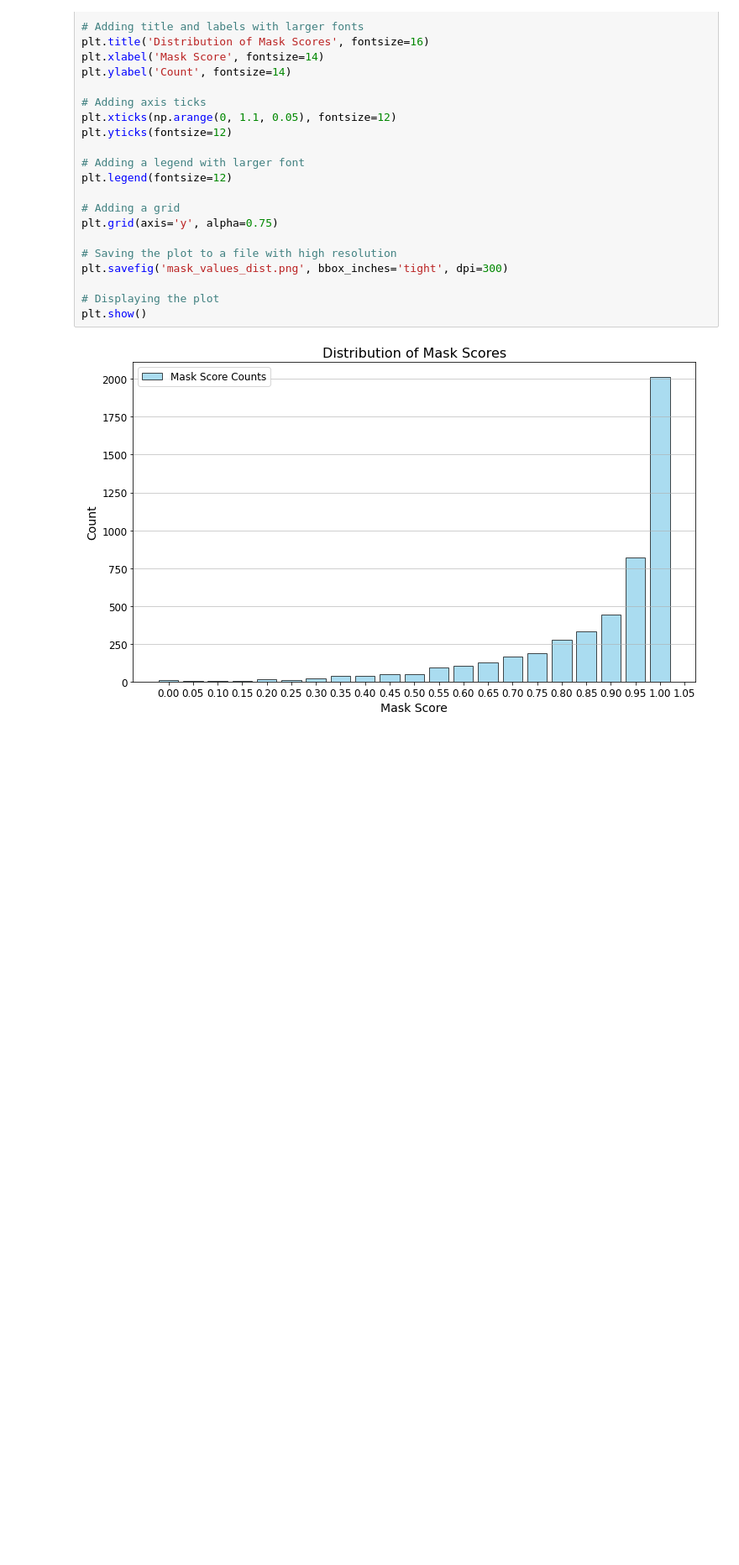
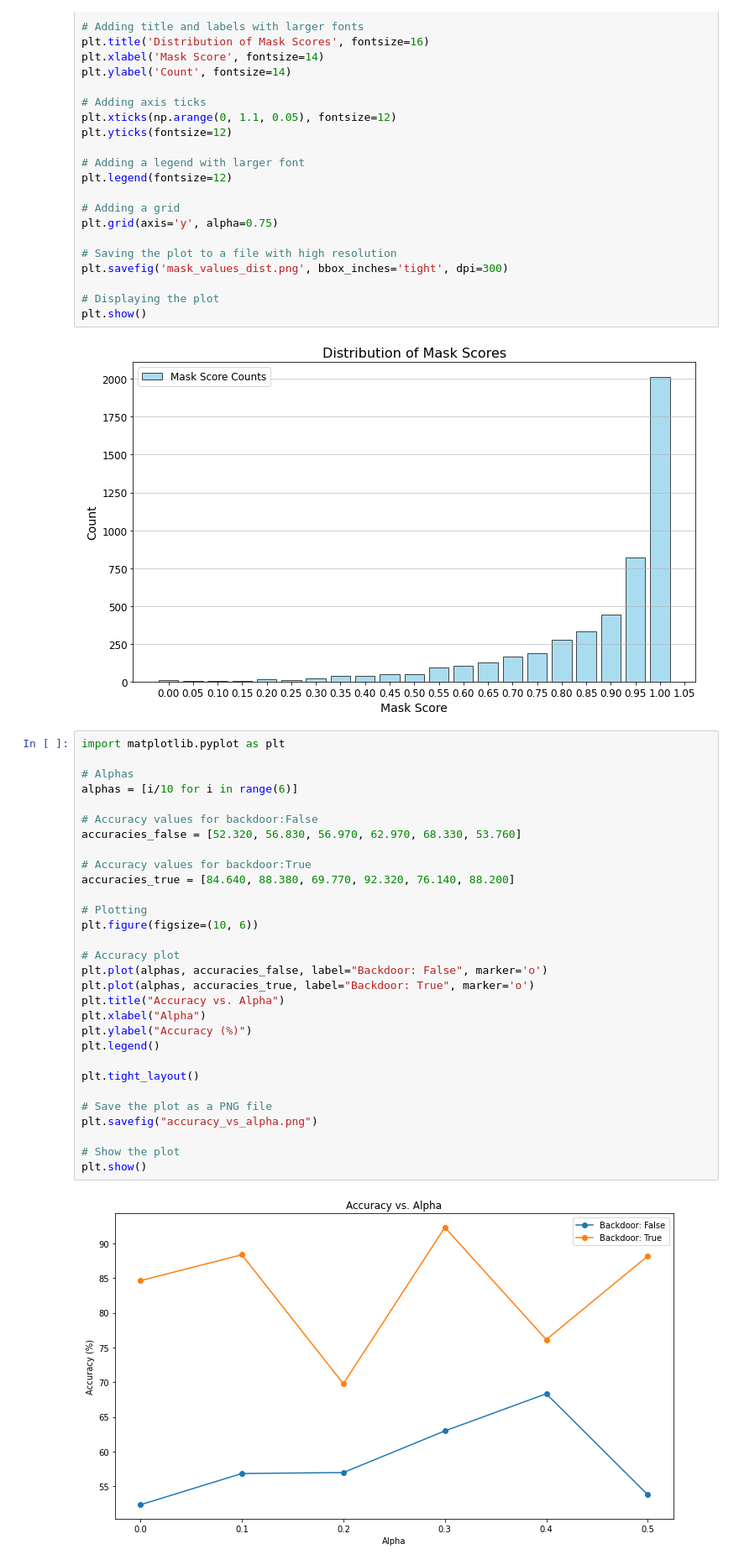
Before and after one commit to pkulium/Focused-Flip-Federated-Backdoor-Attack, a Jupyter notebook: save/plot.ipynb, the cells around one changed output. Shown at 84% size. Cells and saved outputs as stored; diff of their text form; blank space fills up the shorter version.

```diff
--- a/save/plot.ipynb
+++ b/save/plot.ipynb
@@ -85,3 +85,35 @@ plt.savefig('mask_values_dist.png', bbox_inches='tight', dpi=300)
 plt.show()
 # %% [output]
 [figure]
+# %%
+import matplotlib.pyplot as plt
+
+# Alphas
+alphas = [i/10 for i in range(6)]
+
+# Accuracy values for backdoor:False
+accuracies_false = [52.320, 56.830, 56.970, 62.970, 68.330, 53.760]
+
+# Accuracy values for backdoor:True
+accuracies_true = [84.640, 88.380, 69.770, 92.320, 76.140, 88.200]
+
+# Plotting
+plt.figure(figsize=(10, 6))
+
+# Accuracy plot
+plt.plot(alphas, accuracies_false, label="Backdoor: False", marker='o')
+plt.plot(alphas, accuracies_true, label="Backdoor: True", marker='o')
+plt.title("Accuracy vs. Alpha")
+plt.xlabel("Alpha")
+plt.ylabel("Accuracy (%)")
+plt.legend()
+
+plt.tight_layout()
+
+# Save the plot as a PNG file
+plt.savefig("accuracy_vs_alpha.png")
+
+# Show the plot
+plt.show()
+# %% [output]
+[figure, added]
```
Also changed, not shown: parts of 1 cell of this notebook, 1 other file.
